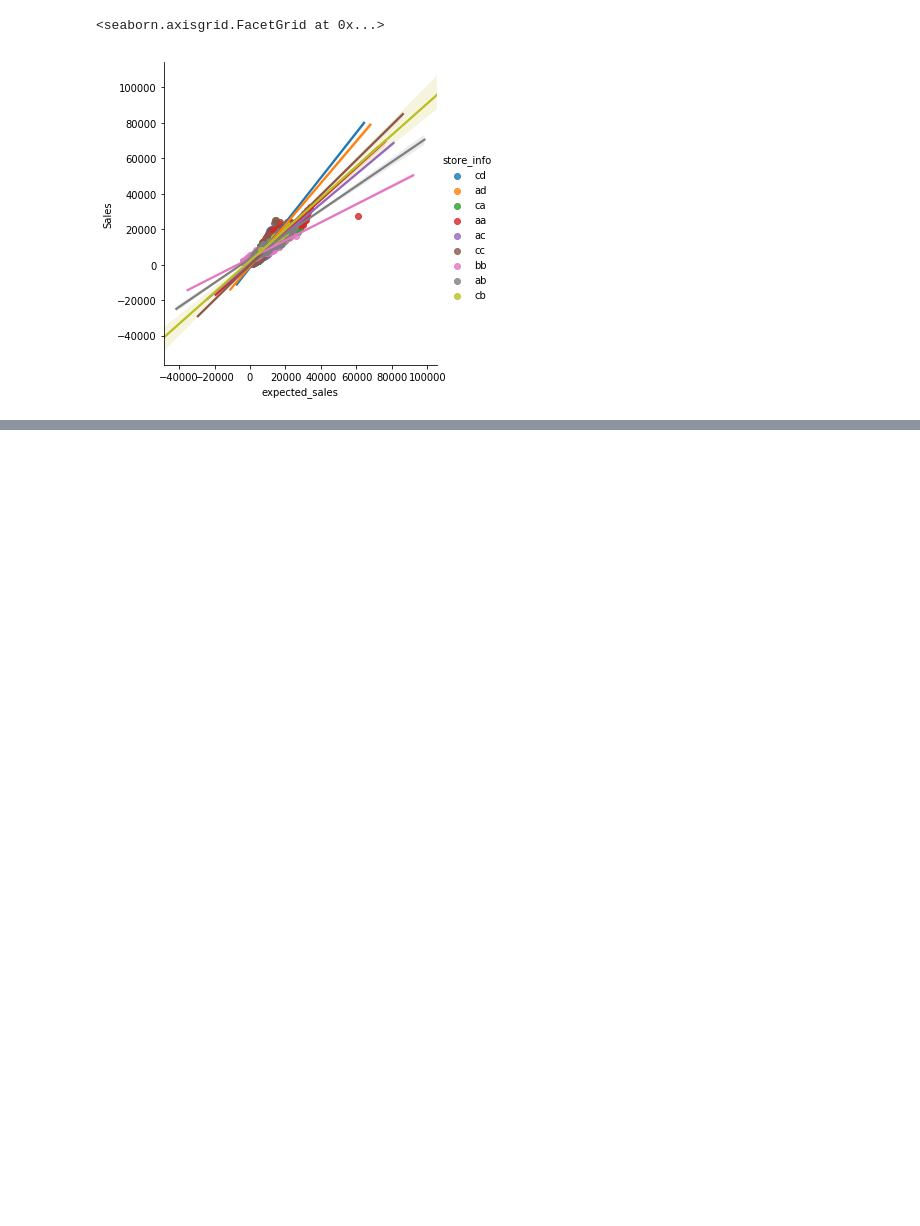
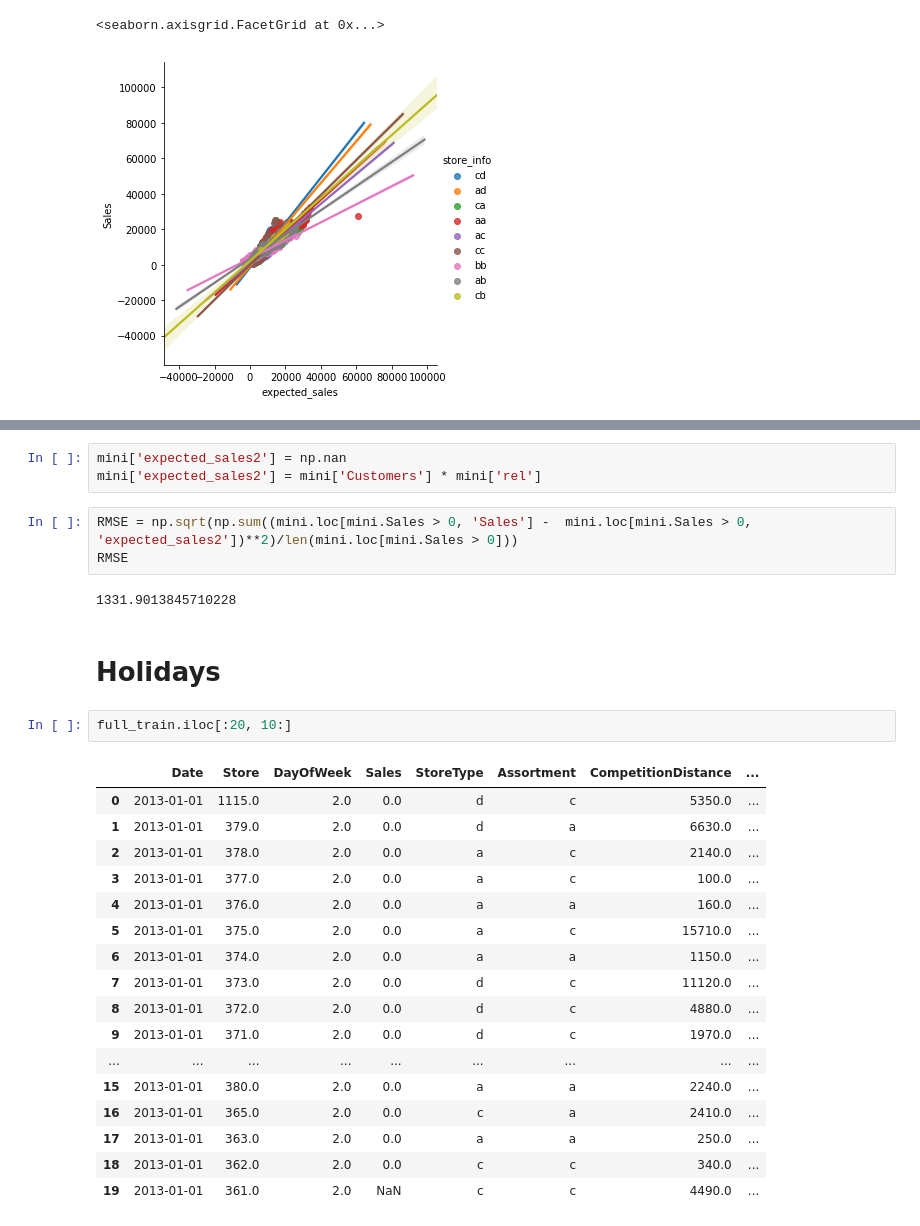
Before and after one commit to stanislav-chekmenev/comp1-team3, a Jupyter notebook: customers_vs_sales.ipynb, the cells around one changed output, grey strips where cells are left out. Cells and saved outputs as stored; diff of their text form; blank space fills up the shorter version.

```diff
--- a/customers_vs_sales.ipynb
+++ b/customers_vs_sales.ipynb
@@ -190,0 +246,30 @@ mini.loc[mini.Sales > 0, ['Sales', 'Customers', 'expected_sales', 'store_info']]
+# %%
+mini['expected_sales2'] = np.nan
+mini['expected_sales2'] = mini['Customers'] * mini['rel']
+# %%
+RMSE = np.sqrt(np.sum((mini.loc[mini.Sales > 0, 'Sales'] -  mini.loc[mini.Sales > 0, 'expected_sales2'])**2)/len(mini.loc[mini.Sales > 0]))
+RMSE
+# %% [output]
+1331.9013845710228
+# %% [markdown]
+# Holidays
+# %%
+full_train.iloc[:20, 10:]
+# %% [output]
+|  | Date | Store | DayOfWeek | Sales | StoreType | Assortment | CompetitionDistance | ... |
+| 0 | 2013-01-01 | 1115.0 | 2.0 | 0.0 | d | c | 5350.0 | ... |
+| 1 | 2013-01-01 | 379.0 | 2.0 | 0.0 | d | a | 6630.0 | ... |
+| 2 | 2013-01-01 | 378.0 | 2.0 | 0.0 | a | c | 2140.0 | ... |
+| 3 | 2013-01-01 | 377.0 | 2.0 | 0.0 | a | c | 100.0 | ... |
+| 4 | 2013-01-01 | 376.0 | 2.0 | 0.0 | a | a | 160.0 | ... |
+| 5 | 2013-01-01 | 375.0 | 2.0 | 0.0 | a | c | 15710.0 | ... |
+| 6 | 2013-01-01 | 374.0 | 2.0 | 0.0 | a | a | 1150.0 | ... |
+| 7 | 2013-01-01 | 373.0 | 2.0 | 0.0 | d | c | 11120.0 | ... |
+| 8 | 2013-01-01 | 372.0 | 2.0 | 0.0 | d | c | 4880.0 | ... |
+| 9 | 2013-01-01 | 371.0 | 2.0 | 0.0 | d | c | 1970.0 | ... |
+| ... | ... | ... | ... | ... | ... | ... | ... | ... |
+| 15 | 2013-01-01 | 380.0 | 2.0 | 0.0 | a | a | 2240.0 | ... |
+| 16 | 2013-01-01 | 365.0 | 2.0 | 0.0 | c | a | 2410.0 | ... |
+| 17 | 2013-01-01 | 363.0 | 2.0 | 0.0 | a | a | 250.0 | ... |
+| 18 | 2013-01-01 | 362.0 | 2.0 | 0.0 | c | c | 340.0 | ... |
+| 19 | 2013-01-01 | 361.0 | 2.0 | NaN | c | c | 4490.0 | ... |
```
Also changed, not shown: parts of 11 cells of this notebook.
